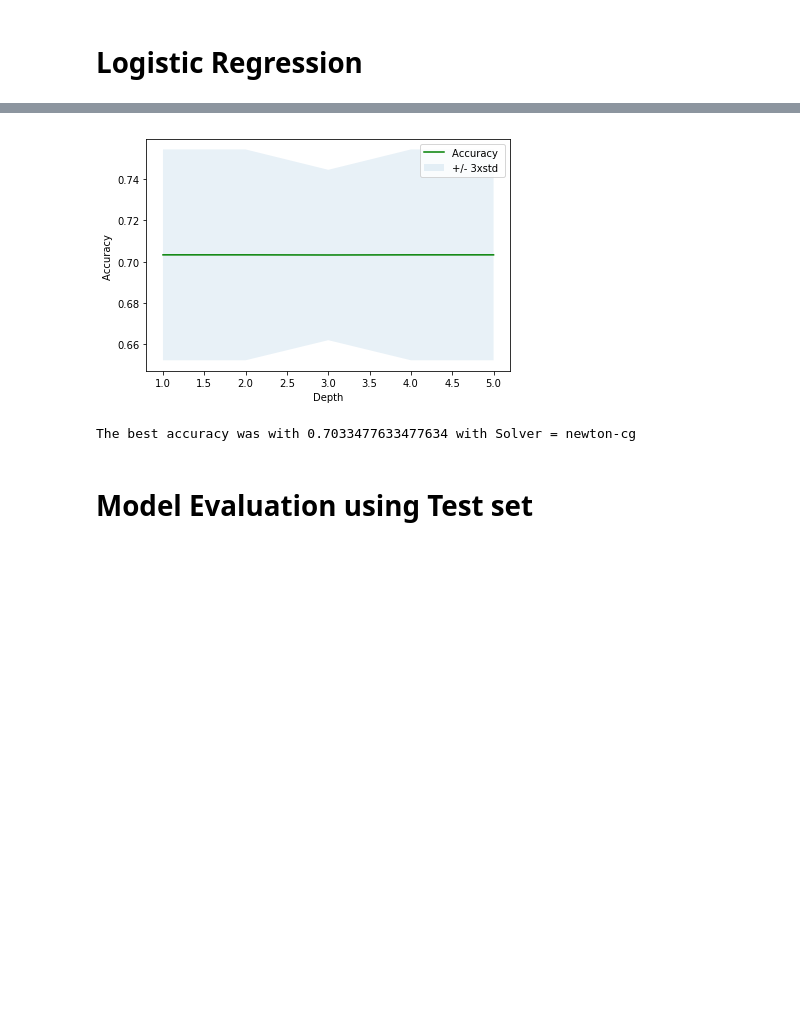
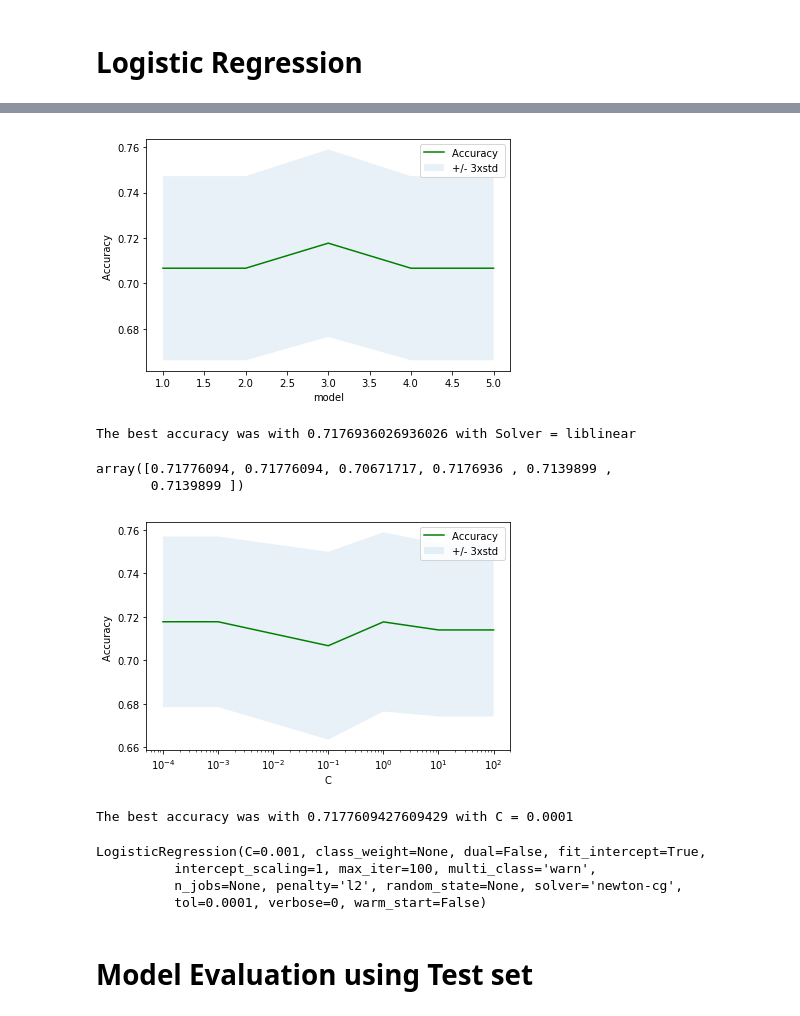
Before and after one commit to gfairhurst/IBM_capstone_project, a Jupyter notebook: Coursera_Capstone_Project.ipynb, the cells around one changed output, grey strips where cells are left out. Drawn from its saved outputs; the diff is of its cells as text; code cells hidden in the pictures; blank space fills up the shorter version.

```diff
--- a/Coursera_Capstone_Project.ipynb
+++ b/Coursera_Capstone_Project.ipynb
@@ -420,15 +458,52 @@ plt.plot(range(1,len(solver)+1),mean_acc,'g')
 plt.fill_between(range(1,len(solver)+1),mean_acc - 1 * std_acc,mean_acc + 1 * std_acc, alpha=0.10)
 plt.legend(('Accuracy ', '+/- 3xstd'))
 plt.ylabel('Accuracy ')
-plt.xlabel('Depth')
+plt.xlabel('model')
 plt.tight_layout()
 plt.show()
 print( "The best accuracy was with", mean_acc.max(), "with Solver =", solver[mean_acc.argmax()])
 # %% [output]
-[figure, old version]
+[figure, new version]
-The best accuracy was with 0.7033477633477634 with Solver = newton-cg
+The best accuracy was with 0.7176936026936026 with Solver = liblinear
+# %%
+# we see that 'linear' is the best kernel. Now we tune C.
+cs = [0.0001,0.001, 0.1, 1, 10,100]
+
+mean_acc = np.zeros(len(cs))
+std_acc = np.zeros(len(cs))
+for g in range(0,len(cs)):
+
+    #Train Model and Predict
+    mod_lr = LogisticRegression(solver='liblinear', C = cs[g])
+    cv_scores = cross_val_score(mod_lr, X_train, y_train, cv=5)
+    mean_acc[g] = np.mean(cv_scores)
+    std_acc[g] = np.std(cv_scores)
+
+mean_acc
+# %% [output]
+array([0.71776094, 0.71776094, 0.70671717, 0.7176936 , 0.7139899 ,
+       0.7139899 ])
+# %%
+plt.plot(cs,mean_acc,'g',)
+plt.fill_between(cs,mean_acc - 1 * std_acc,mean_acc + 1 * std_acc, alpha=0.10)
+plt.legend(('Accuracy ', '+/- 3xstd'))
+plt.ylabel('Accuracy ')
+plt.xlabel('C')
+plt.xscale('log')
+plt.tight_layout()
+plt.show()
+print( "The best accuracy was with", mean_acc.max(), "with C =", cs[mean_acc.argmax()])
+# %% [output]
+[figure, added]
+The best accuracy was with 0.7177609427609429 with C = 0.0001
 # %%
-mod_lr = LogisticRegression(solver='liblinear',C=0.01).fit(X_train,y_train)
+mod_lr = LogisticRegression(solver='newton-cg',C=0.001).fit(X,y)
+mod_lr
+# %% [output]
+LogisticRegression(C=0.001, class_weight=None, dual=False, fit_intercept=True,
+          intercept_scaling=1, max_iter=100, multi_class='warn',
+          n_jobs=None, penalty='l2', random_state=None, solver='newton-cg',
+          tol=0.0001, verbose=0, warm_start=False)
 # %% [markdown]
 # Model Evaluation using Test set
 # %%
```
Also changed, not shown: parts of 28 cells of this notebook.
